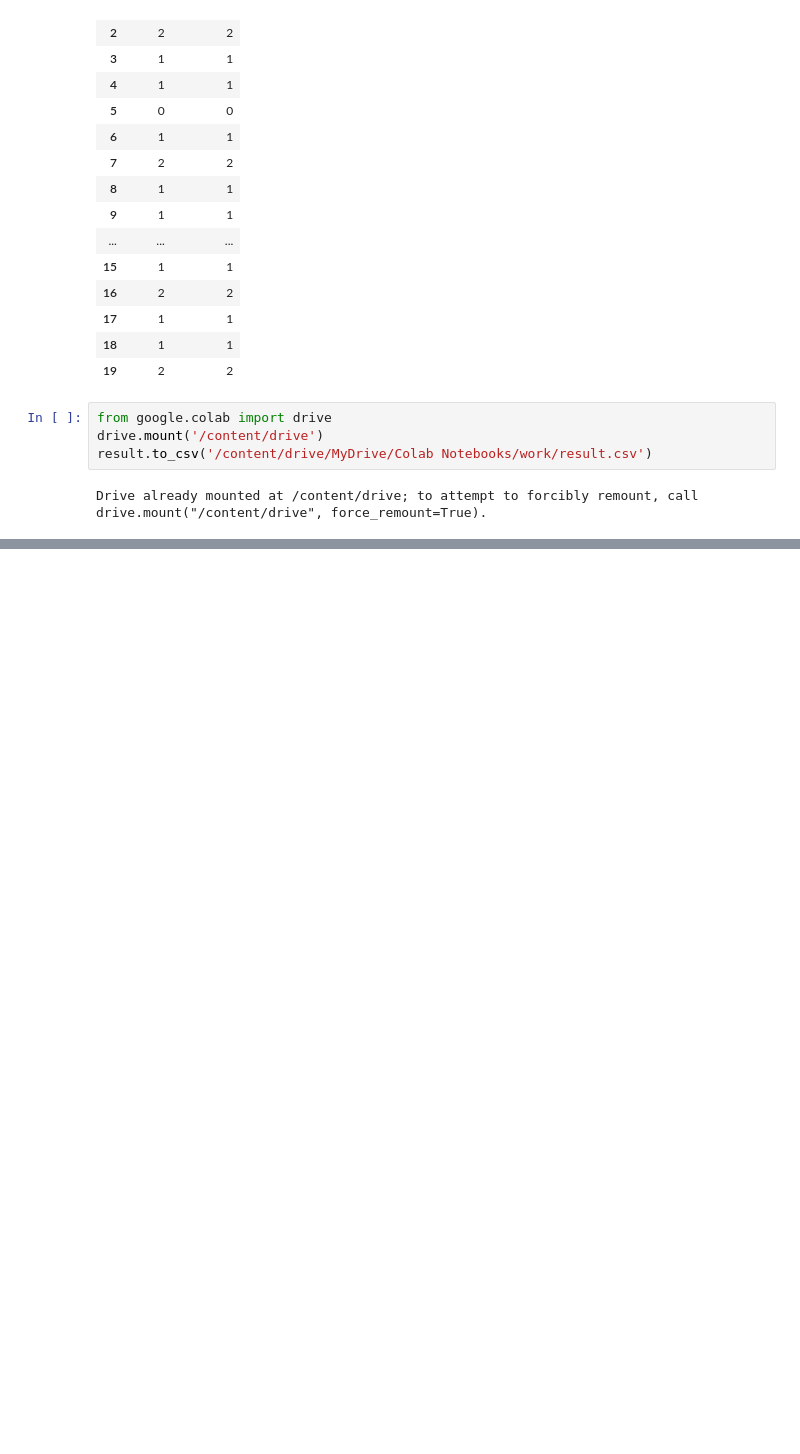
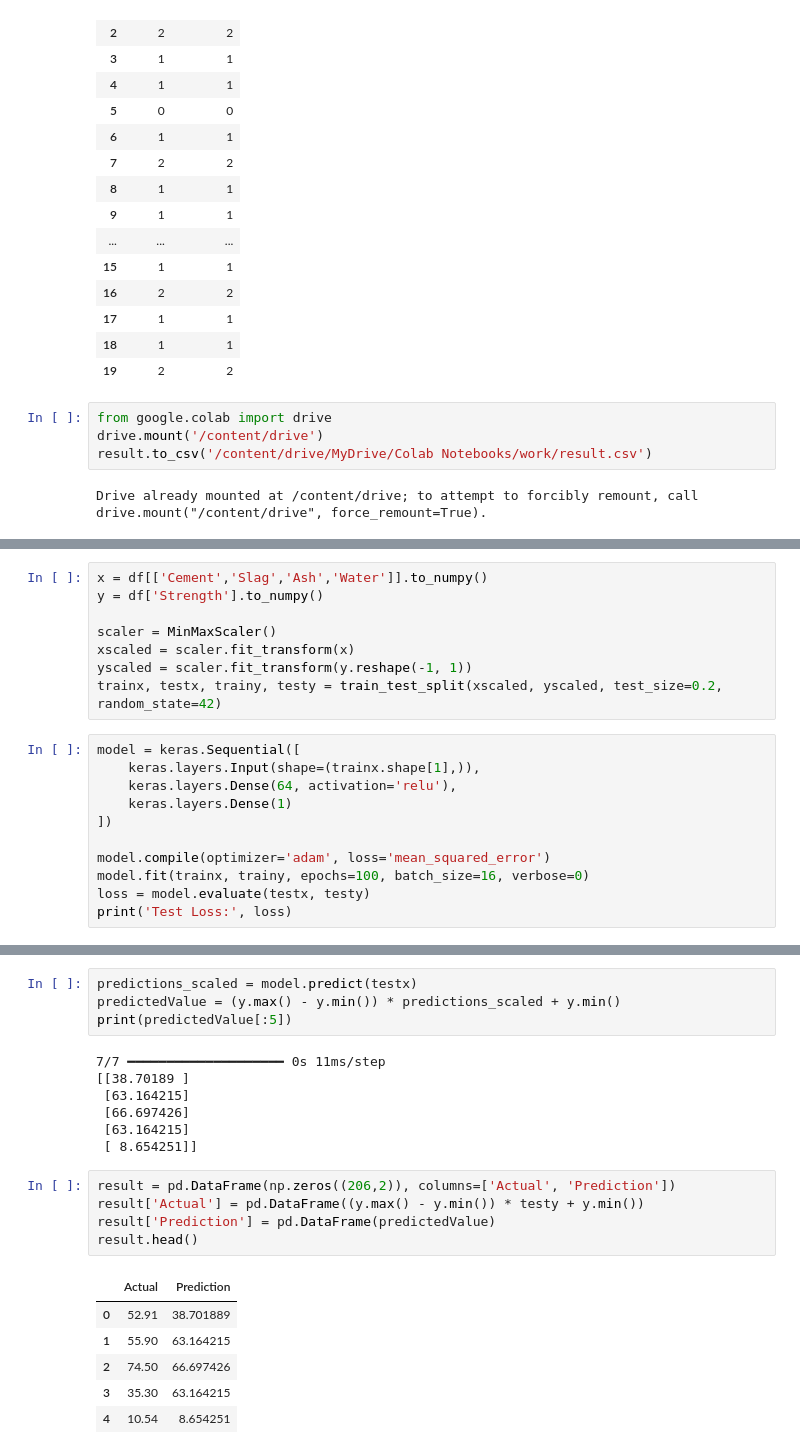
Before and after one commit to HongSeongMo/Bigdata_Analysis_Professional, a Jupyter notebook: 241023.ipynb, the cells around one changed output, grey strips where cells are left out. Drawn from its saved outputs; the diff is of its cells as text; blank space fills up the shorter version.

```diff
--- a/241023.ipynb
+++ b/241023.ipynb
@@ -208,0 +233,19 @@ Drive already mounted at /content/drive; to attempt to forcibly remount, call dr
+# %%
+x = df[['Cement','Slag','Ash','Water']].to_numpy()
+y = df['Strength'].to_numpy()
+
+scaler = MinMaxScaler()
+xscaled = scaler.fit_transform(x)
+yscaled = scaler.fit_transform(y.reshape(-1, 1))
+trainx, testx, trainy, testy = train_test_split(xscaled, yscaled, test_size=0.2, random_state=42)
+# %%
+model = keras.Sequential([
+    keras.layers.Input(shape=(trainx.shape[1],)),
+    keras.layers.Dense(64, activation='relu'),
+    keras.layers.Dense(1)
+])
+
+model.compile(optimizer='adam', loss='mean_squared_error')
+model.fit(trainx, trainy, epochs=100, batch_size=16, verbose=0)
+loss = model.evaluate(testx, testy)
+print('Test Loss:', loss)
@@ -208,0 +255,23 @@ Drive already mounted at /content/drive; to attempt to forcibly remount, call dr
+# %%
+predictions_scaled = model.predict(testx)
+predictedValue = (y.max() - y.min()) * predictions_scaled + y.min()
+print(predictedValue[:5])
+# %% [output]
+7/7 ━━━━━━━━━━━━━━━━━━━━ 0s 11ms/step
+[[38.70189 ]
+ [63.164215]
+ [66.697426]
+ [63.164215]
+ [ 8.654251]]
+# %%
+result = pd.DataFrame(np.zeros((206,2)), columns=['Actual', 'Prediction'])
+result['Actual'] = pd.DataFrame((y.max() - y.min()) * testy + y.min())
+result['Prediction'] = pd.DataFrame(predictedValue)
+result.head()
+# %% [output]
+|  | Actual | Prediction |
+| 0 | 52.91 | 38.701889 |
+| 1 | 55.90 | 63.164215 |
+| 2 | 74.50 | 66.697426 |
+| 3 | 35.30 | 63.164215 |
+| 4 | 10.54 | 8.654251 |
```
Also changed, not shown: parts of 9 cells of this notebook.
